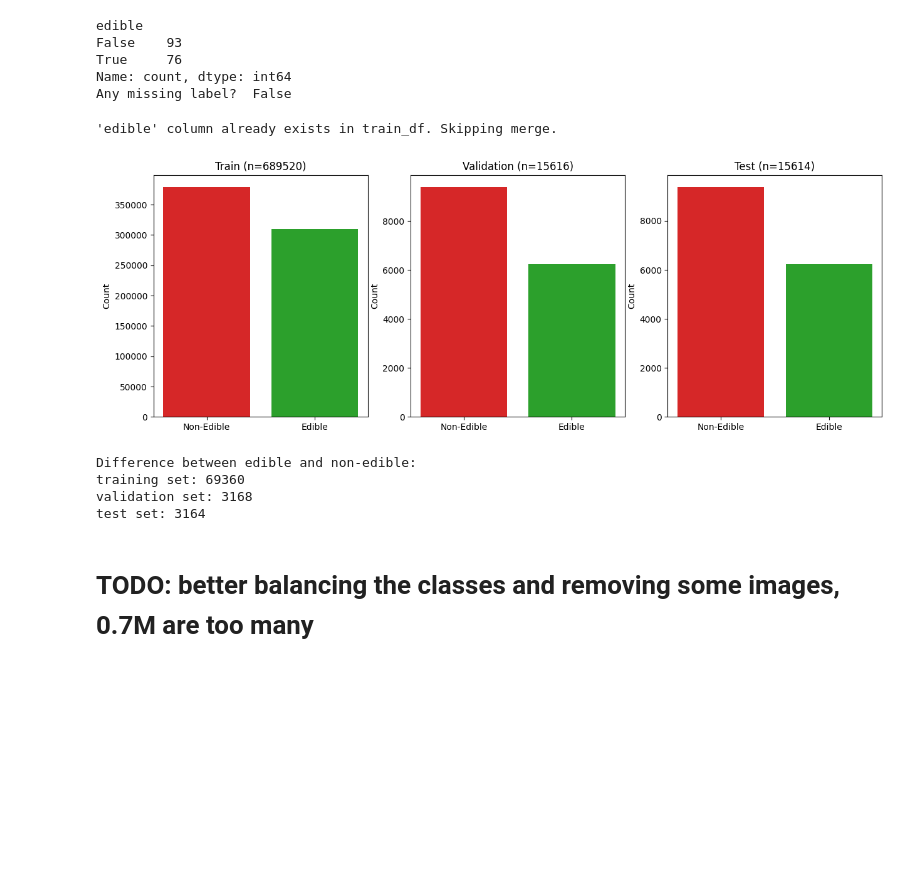
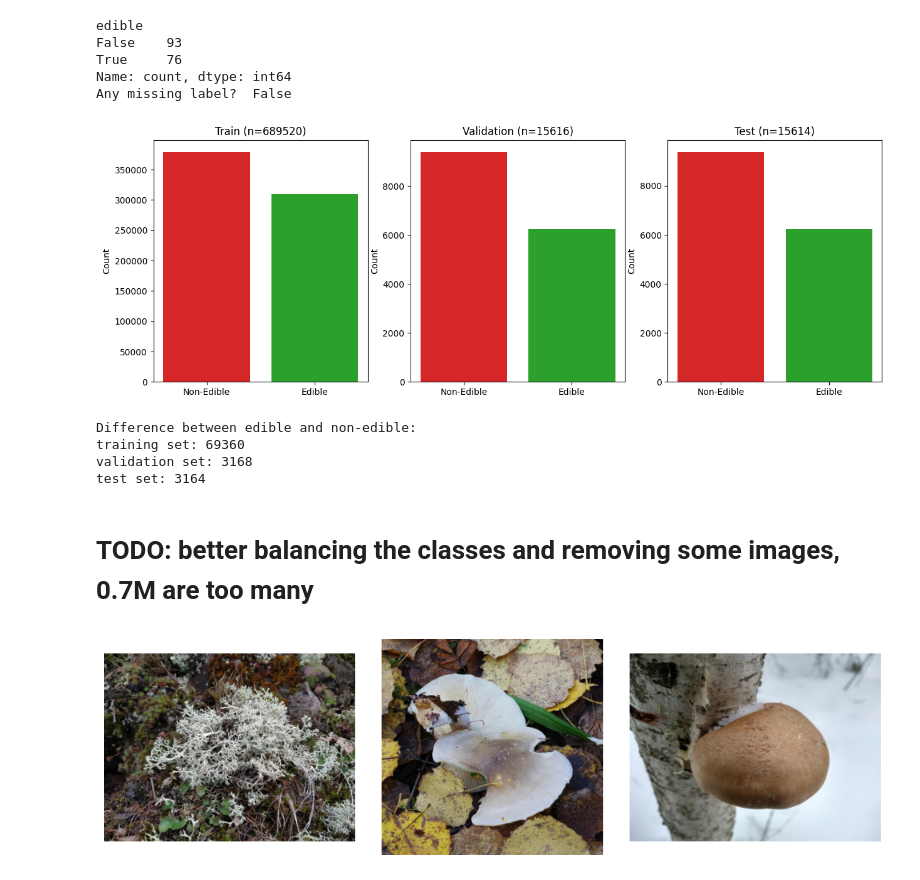
Before and after one commit to Eb3ls/mushroom_classification, a Jupyter notebook: main.ipynb, the cells around one changed output. Drawn from its saved outputs; the diff is of its cells as text; code cells hidden in the pictures; blank space fills up the shorter version.

Commit message:
fixed path for images in df and showing examples

```diff
--- a/main.ipynb
+++ b/main.ipynb
@@ -24,0 +32,17 @@ Validation DataFrame shape: (15616, 2)
+# %%
+# correcting paths in dataframes
+train_df['image_path'] = train_df["image_path"].apply(
+    lambda p: os.path.join(path, "/".join(p.split("/")[-3:]))
+)
+test_df['image_path'] = test_df["image_path"].apply(
+    lambda p: os.path.join(path, "/".join(p.split("/")[-3:]))
+)
+val_df['image_path'] = val_df["image_path"].apply(
+    lambda p: os.path.join(path, "/".join(p.split("/")[-3:]))
+)
+
+# checking if corrected paths exist
+if os.path.exists(train_df['image_path_corrected'].iloc[0]):
+    print("Corrected path exists.")
+else:
+    raise FileNotFoundError("Corrected image path does not exist.")
@@ -145,11 +171,35 @@ print("training set:", abs(edible_counts_train.get(True, 0) - edible_counts_trai
 print("validation set:", abs(edible_counts_val.get(True, 0) - edible_counts_val.get(False, 0)))
 print("test set:", abs(edible_counts_test.get(True, 0) - edible_counts_test.get(False, 0)))
 # %% [output]
+[figure]
-'edible' column already exists in train_df. Skipping merge.
+Difference between edible and non-edible:
+training set: 69360
+validation set: 3168
+test set: 3164
-[figure]
-Difference between edible and non-edible:
-training set: 69360
-validation set: 3168
-test set: 3164
 # %% [markdown]
 # TODO: better balancing the classes and removing some images, 0.7M are too many
+# %%
+# randomly display some images from the training set
+
+import random
+
+# Multiple of 3 for better visualization
+samples = 6
+
+indicies = random.sample(range(len(train_df)), samples)
+images_paths = train_df.iloc[indicies]['image_path'].values
+
+images = []
+for img_path in images_paths:
+    img = plt.imread(os.path.join(path, img_path))
+    images.append(img)
+
+fig, axes = plt.subplots(samples // 3, 3, figsize=(10, 3 * (samples // 3)))
+for i, ax in enumerate(axes.flatten()):
+    if i < samples:
+        ax.imshow(images[i])
+    ax.axis('off')
+plt.tight_layout()
+plt.show()
+# %% [output]
+[figure, added]
```
Also changed, not shown: parts of 2 cells of this notebook.
